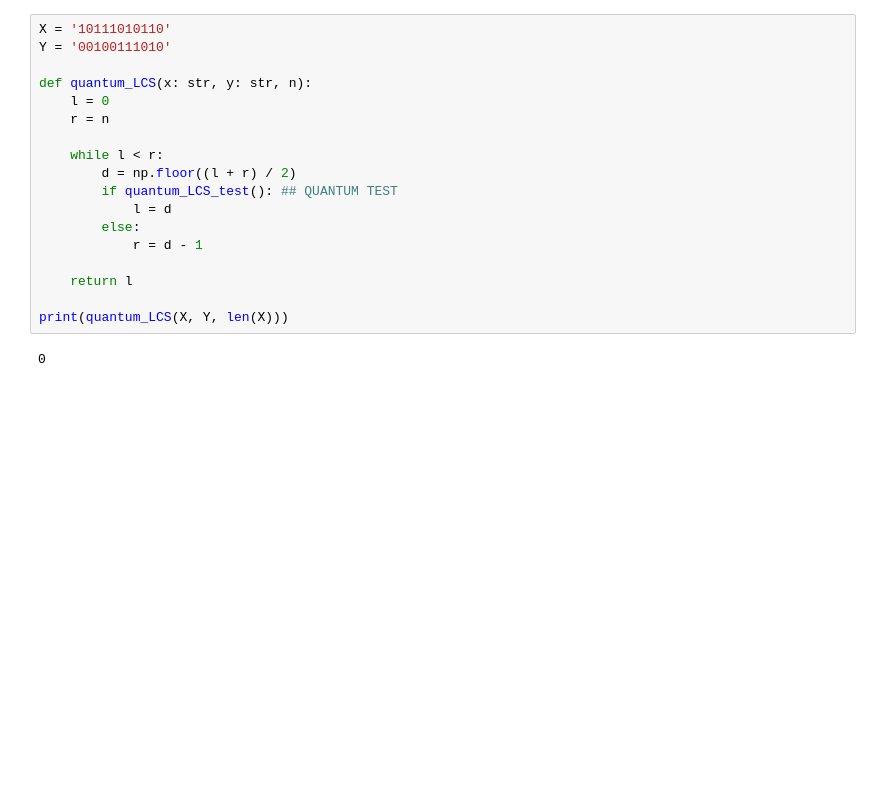
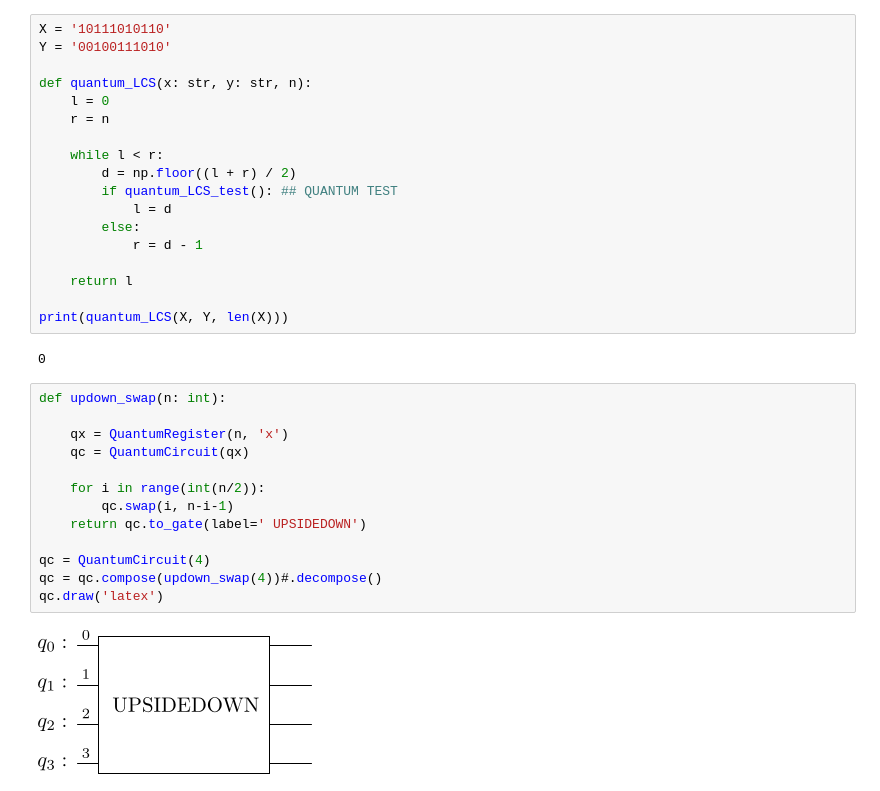
Before and after one commit to BoredDam/quantum-algorithms, a Jupyter notebook: Quantum-LCS/LCS-testing.ipynb, the cells around one changed output. Cells and saved outputs as stored; diff of their text form; blank space fills up the shorter version.

```diff
--- a/Quantum-LCS/LCS-testing.ipynb
+++ b/Quantum-LCS/LCS-testing.ipynb
@@ -233,4 +272,19 @@ def quantum_LCS(x: str, y: str, n):
 print(quantum_LCS(X, Y, len(X)))
 # %% [output]
 0
+# %%
+def updown_swap(n: int):
+
+    qx = QuantumRegister(n, 'x')
+    qc = QuantumCircuit(qx)
+
+    for i in range(int(n/2)):
+        qc.swap(i, n-i-1)
+    return qc.to_gate(label=' UPSIDEDOWN')
+
+qc = QuantumCircuit(4)
+qc = qc.compose(updown_swap(4))#.decompose()
+qc.draw('latex')
+# %% [output]
+[figure, added]
 # %%
```
Also changed, not shown: parts of 12 cells of this notebook.
